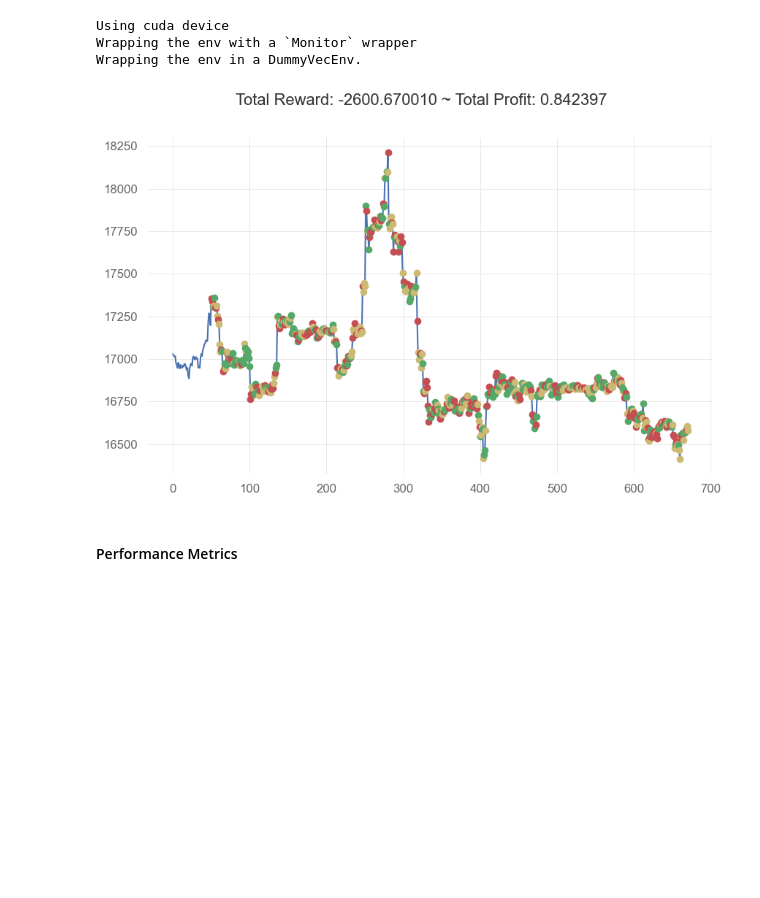
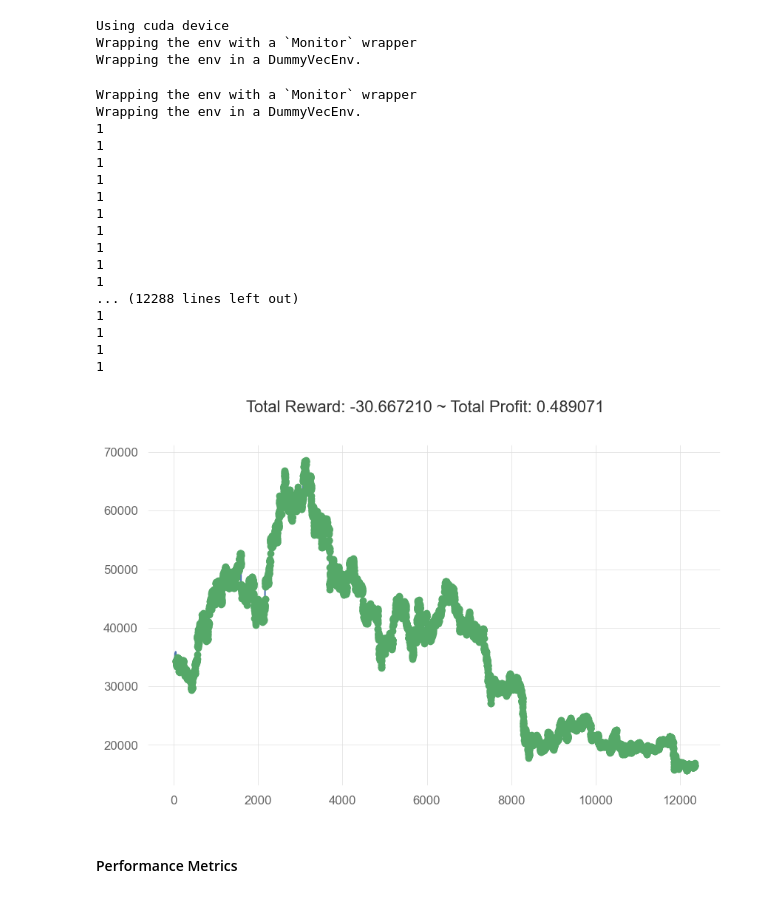
Before and after one commit to zizzs3228/trading, a Jupyter notebook: AIbot.ipynb, the cells around one changed output. Cells and saved outputs as stored; diff of their text form; code cells hidden in the pictures; blank space fills up the shorter version.

```diff
--- a/AIbot.ipynb
+++ b/AIbot.ipynb
@@ -44,9 +44,7 @@ def add_signals(env):
     start = env.frame_bound[0] - env.window_size
     end = env.frame_bound[1]
     prices = env.df.loc[:,'Close'].to_numpy()[start:end]
-    signal_features = env.df.loc[:,['PCTOpen','PCTHigh','PCTLow','PCTVolume','hammer','shootingstar','invertedhammer','hangingman',
-                                    'gravestonedoji','dragonflydoji','marubozu',
-                                    'RSX','AO','BOP','CMO','CTI','ER','SLOPE']].to_numpy()[start:end]
+    signal_features = env.df.loc[:,['PCTOpen','PCTHigh','PCTLow','PCTClose','PCTVolume','RSX']].to_numpy()[start:end]
     return prices, signal_features
 
 class MyCustomEnv(StocksEnv):
@@ -168,31 +168,48 @@ Using cuda device
 Wrapping the env with a `Monitor` wrapper
 Wrapping the env in a DummyVecEnv.
 # %%
-env = MyCustomEnv(df=testdf, frame_bound=(start_index+50,end_index), window_size=window_size)
+env = MyCustomEnv(df=traindf, frame_bound=(start_index+50,end_index), window_size=window_size)
 
 profit = []
 results = []
-# model = PPO.load(os.path.join(f'{model_path}',f'2500000.zip'),env=env)
+model = PPO.load('models\\PPO_NEWENV_EQREW_ONLYRSX_LR=3e-0\\640000.zip',env=env)
 
 obs = env.reset()
 # print(f'Test №{i}')
 
 while True:
     action, state = model.predict(obs)
     obs, reward, done, info = env.step(action)
     results.append(info['total_profit'])
     # rewards.append(reward)
     if done:
         break
     # profit.append(info['total_profit'])
 # print(info['total_profit'])
 plt.cla()
 env.render_all()
 plt.show()
 # plt.scatter(range(len(rewards)), rewards)
 # plt.show()
 # %% [output]
+Wrapping the env with a `Monitor` wrapper
+Wrapping the env in a DummyVecEnv.
+1
+1
+1
+1
+1
+1
+1
+1
+1
+1
+... (12288 lines left out)
+1
+1
+1
+1
-[figure, old version]
+[figure, new version]
 # %%
 results = {'deposit':results}
 results = pd.DataFrame(results)
```
Also changed, not shown: parts of 2 cells of this notebook, 4 other files.
